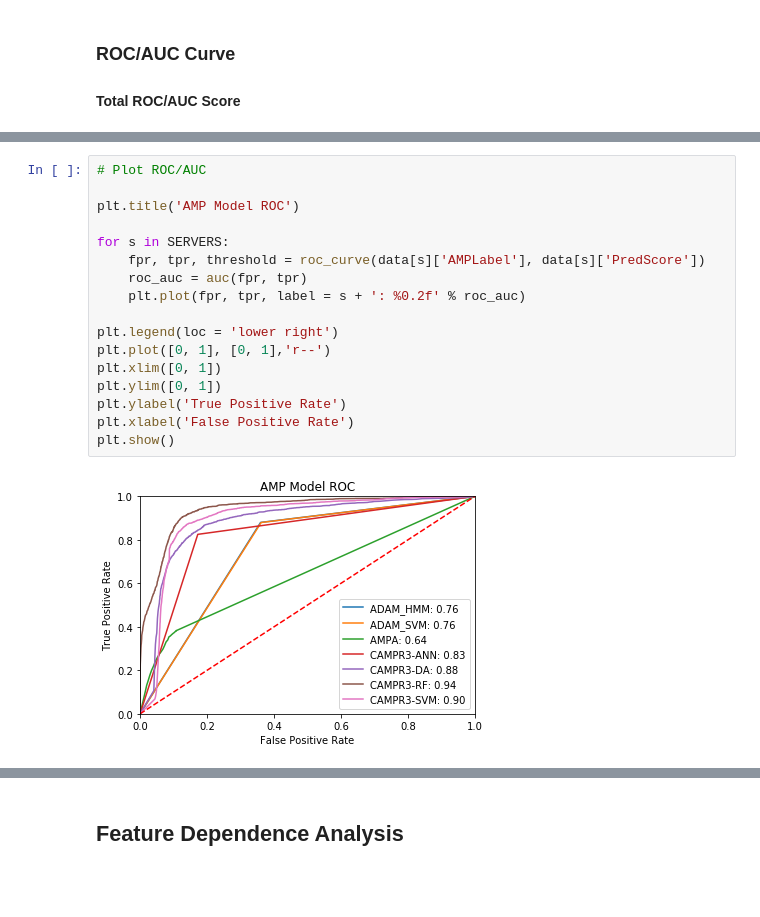
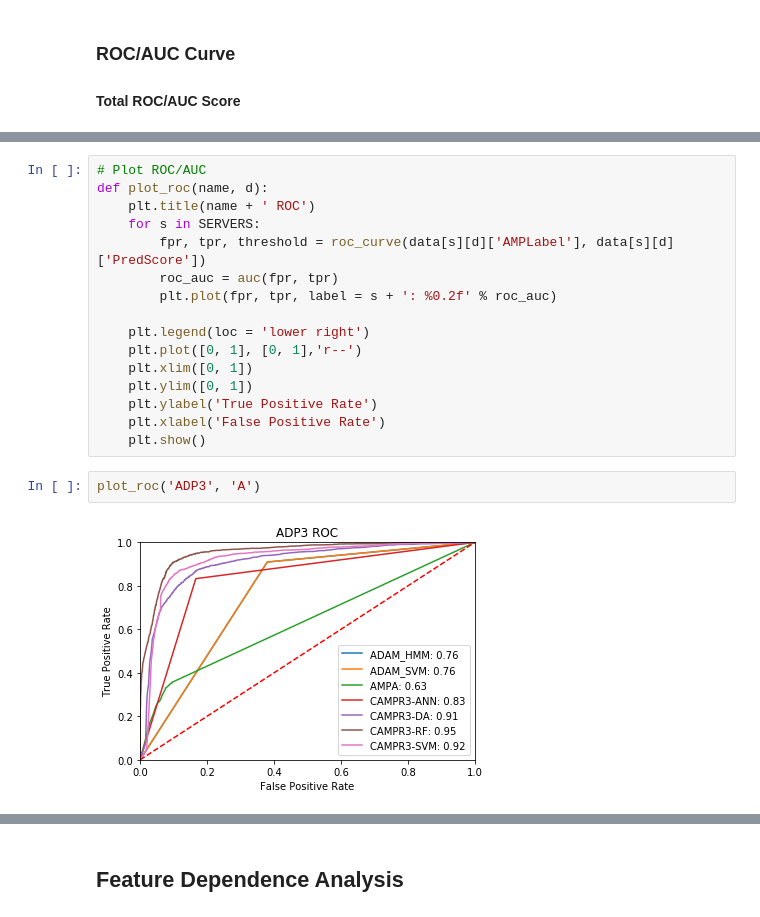
Before and after one commit to yutarochan/AMP_Benchmark, a Jupyter notebook: notebooks/Model Evaluation.ipynb, the cells around one changed output, grey strips where cells are left out. Saved outputs shown, nothing was run; the diff lists cells and outputs as text; blank space fills up the shorter version.

```diff
--- a/notebooks/Model Evaluation.ipynb
+++ b/notebooks/Model Evaluation.ipynb
@@ -120,19 +154,20 @@ CAMPR3-SVM SCORE:       0.8968369767978439
 # %%
 # Plot ROC/AUC
+def plot_roc(name, d):
+    plt.title(name + ' ROC')
+    for s in SERVERS:
+        fpr, tpr, threshold = roc_curve(data[s][d]['AMPLabel'], data[s][d]['PredScore'])
+        roc_auc = auc(fpr, tpr)
+        plt.plot(fpr, tpr, label = s + ': %0.2f' % roc_auc)
 
-plt.title('AMP Model ROC')
-
-for s in SERVERS:
-    fpr, tpr, threshold = roc_curve(data[s]['AMPLabel'], data[s]['PredScore'])
-    roc_auc = auc(fpr, tpr)
-    plt.plot(fpr, tpr, label = s + ': %0.2f' % roc_auc)
-
-plt.legend(loc = 'lower right')
-plt.plot([0, 1], [0, 1],'r--')
-plt.xlim([0, 1])
-plt.ylim([0, 1])
-plt.ylabel('True Positive Rate')
-plt.xlabel('False Positive Rate')
-plt.show()
+    plt.legend(loc = 'lower right')
+    plt.plot([0, 1], [0, 1],'r--')
+    plt.xlim([0, 1])
+    plt.ylim([0, 1])
+    plt.ylabel('True Positive Rate')
+    plt.xlabel('False Positive Rate')
+    plt.show()
-# %% [output]
-[figure, removed]
+# %%
+plot_roc('ADP3', 'A')
+# %% [output]
+[figure, added]
```
Also changed, not shown: parts of 10 cells of this notebook.
